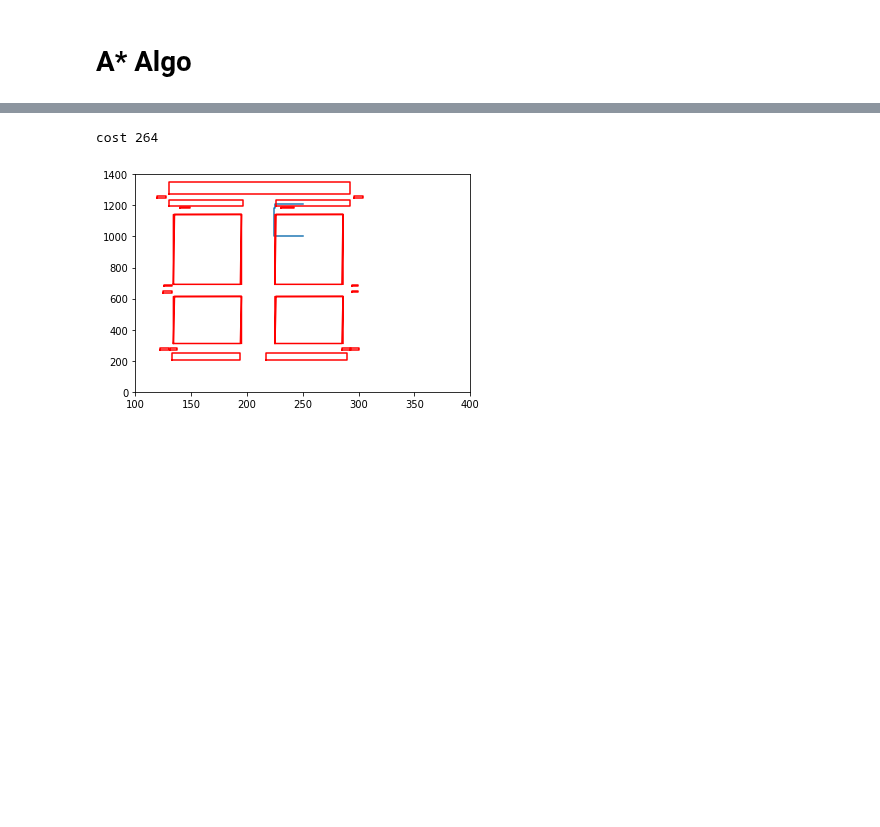
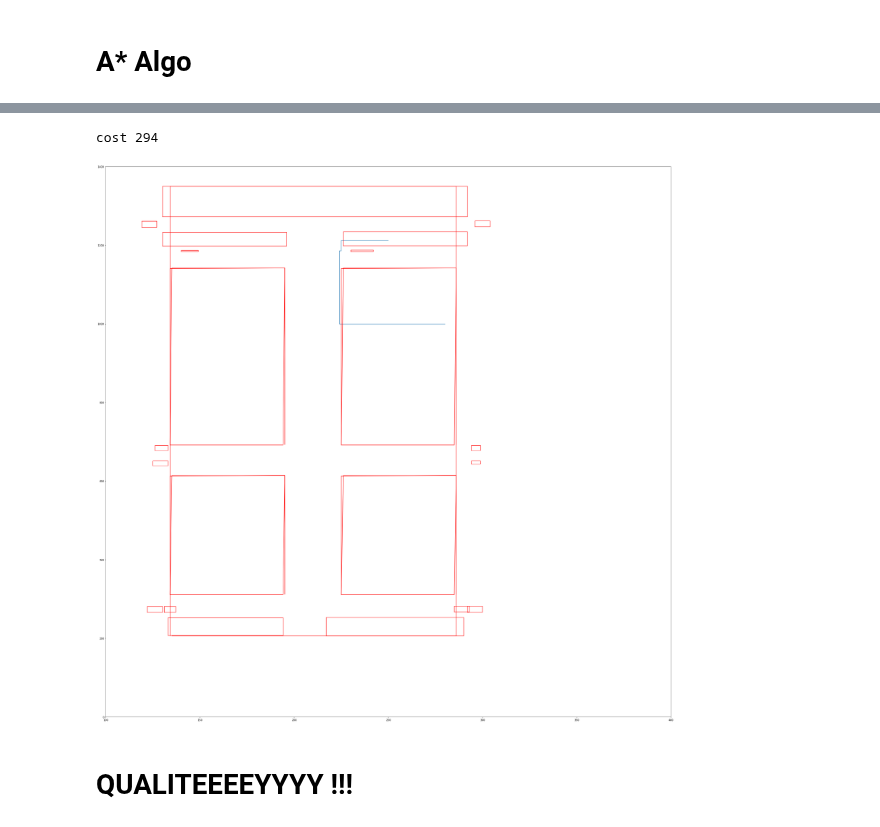
Before and after one commit to vincentnam/ProjetInterpromo2020G8, a Jupyter notebook: Jason_Daurat_notebook.ipynb, the cells around one changed output, grey strips where cells are left out. Saved outputs shown, nothing was run; the diff lists cells and outputs as text; code cells hidden in the pictures; blank space fills up the shorter version.

```diff
--- a/Jason_Daurat_notebook.ipynb
+++ b/Jason_Daurat_notebook.ipynb
@@ -919,3 +979,37 @@ def create_barriers_seat(corners_rect, start):
 
         list_points.append(list_temp_1 + list_temp_2 + list_temp_3 + list_temp_4)
     return list_points
+# %%
+def plane_contours(barriers_obs, barriers_seat):
+    x_min = y_min = np.inf
+    x_max = y_max = -np.inf
+    for barrier in barriers_seat:
+        for point in barrier:
+            if point[0] < x_min:
+                x_min = point[0]
+            if point[0] > x_max:
+                x_max = point[0]
+    for barrier in barriers_obs:
+        for point in barrier:
+            if point[1] < y_min:
+                y_min = point[1]
+            if point[1] > y_max:
+                y_max = point[1]
+
+    x_range = x_max - x_min
+    y_range = y_max - y_min
+    list_contours = []
+    list_temp_1 = []
+    list_temp_2 = []
+    list_temp_3 = []
+    list_temp_4 = []
+    for y in range(y_range):
+        list_temp_1.append((x_min, y_min + y))
+        list_temp_3.append((x_max, y_max - y))
+    for x in range(x_range):
+        list_temp_2.append((x_min + x, y_max))
+        list_temp_4.append((x_max - x, y_min))
+
+    list_contours = list_temp_1 + list_temp_2 + list_temp_3 + list_temp_4
+
+    return list_contours
@@ -922,21 +1059,26 @@ def create_barriers_seat(corners_rect, start):
 # %%
 if __name__ == "__main__":
-    start = (250, 1000)
+    start = (280, 1000)
     goal = (250, 1212)
     barriers_seat = create_barriers_seat(corners_rect, start)
     barriers = create_barriers_bis(obstacle, goal)
-    barriers = barriers_seat + barriers
+    contours = plane_contours(barriers, barriers_seat)
+    barriers = barriers_seat + barriers + [contours]
 #     print(barriers)
+#     barriers = cont
     graph = AStarGraph(barriers)
     result, cost = AStarSearch(start, goal, graph)
 #     print("route", result)
     print("cost", cost)
+    plt.figure(figsize = (40,40))
     plt.plot([v[0] for v in result], [v[1] for v in result])
     for barrier in graph.barriers:
         plt.plot([v[0] for v in barrier], [v[1] for v in barrier], color='red')
     plt.xlim(100, 400)
     plt.ylim(0, 1400)
     plt.show()
 # %% [output]
-cost 264
+cost 294
-[figure, old version]
+[figure, new version]
+# %% [markdown]
+# QUALITEEEEYYYY !!!
```
Also changed, not shown: parts of 12 cells of this notebook.
